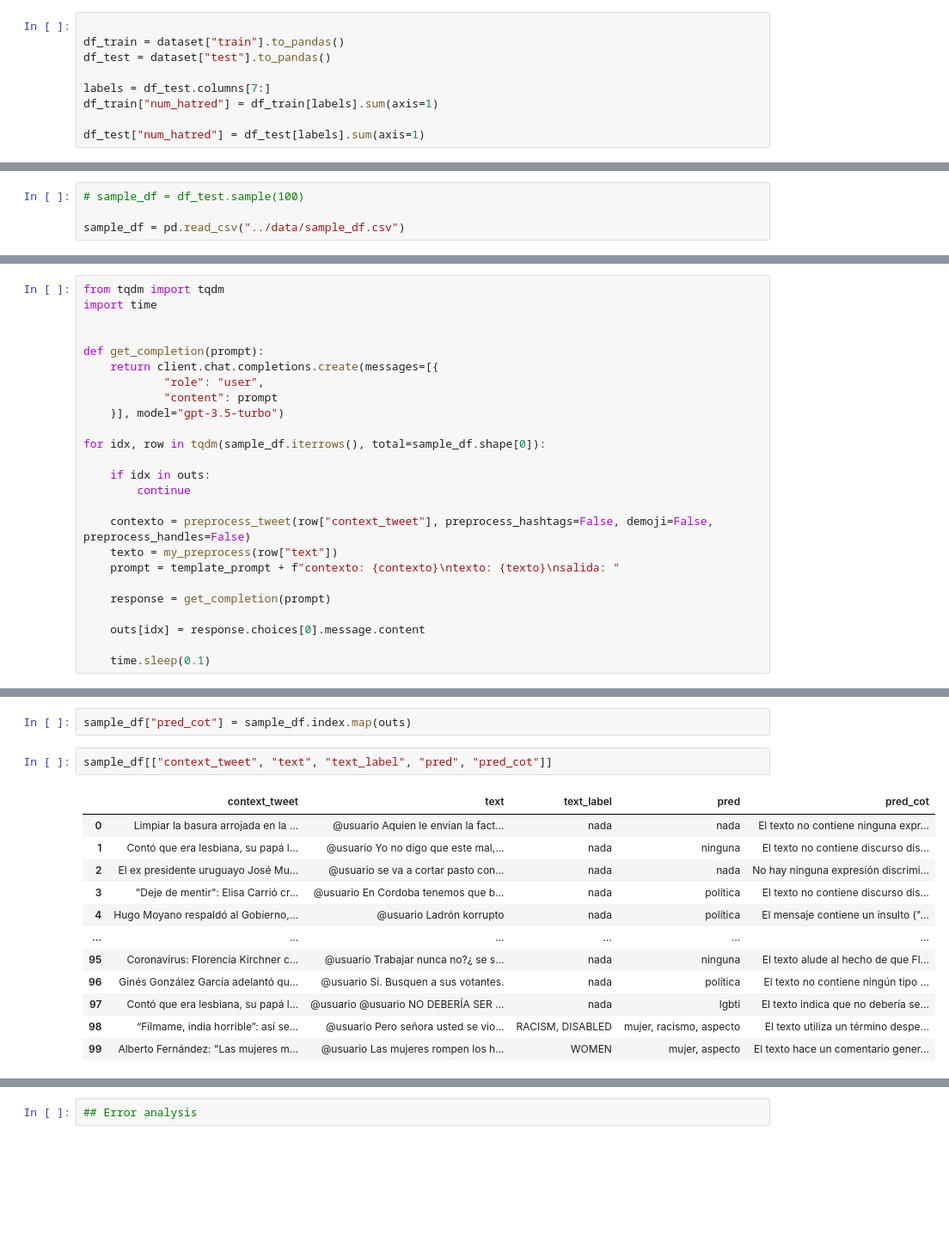
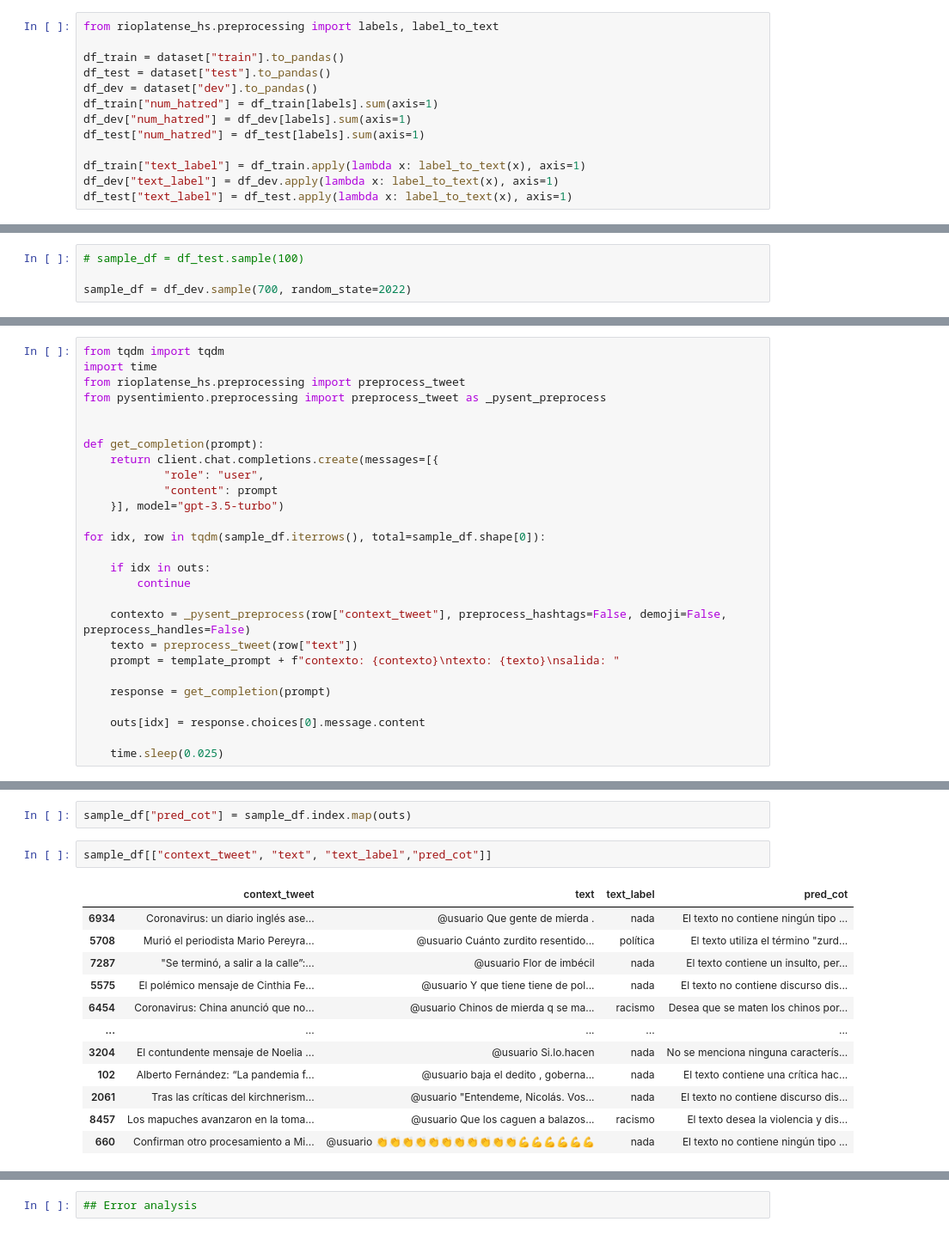
Before and after one commit to finiteautomata/rioplatense_hate_speech, a Jupyter notebook: notebooks/CoT-experiments.ipynb, the cells around one changed output, grey strips where cells are left out. Shown at 86% size. Saved outputs shown, nothing was run; the diff lists cells and outputs as text; blank space fills up the shorter version.

Commit message:
Dev sample

```diff
--- a/notebooks/CoT-experiments.ipynb
+++ b/notebooks/CoT-experiments.ipynb
@@ -48,12 +34,16 @@ dataset["train"][0]
 # %%
+from rioplatense_hs.preprocessing import labels, label_to_text
 
 df_train = dataset["train"].to_pandas()
 df_test = dataset["test"].to_pandas()
+df_dev = dataset["dev"].to_pandas()
+df_train["num_hatred"] = df_train[labels].sum(axis=1)
+df_dev["num_hatred"] = df_dev[labels].sum(axis=1)
+df_test["num_hatred"] = df_test[labels].sum(axis=1)
 
-labels = df_test.columns[7:]
-df_train["num_hatred"] = df_train[labels].sum(axis=1)
-
-df_test["num_hatred"] = df_test[labels].sum(axis=1)
+df_train["text_label"] = df_train.apply(lambda x: label_to_text(x), axis=1)
+df_dev["text_label"] = df_dev.apply(lambda x: label_to_text(x), axis=1)
+df_test["text_label"] = df_test.apply(lambda x: label_to_text(x), axis=1)
 # %%
 labels
 # %% [output]
@@ -178,4 +123,4 @@ df_test.shape
 # %%
 # sample_df = df_test.sample(100)
 
-sample_df = pd.read_csv("../data/sample_df.csv")
+sample_df = df_dev.sample(700, random_state=2022)
@@ -222,6 +155,8 @@ salida: El texto alude a que la mujer trans es un hombre. La respuesta final es
 # %%
 from tqdm import tqdm
 import time
+from rioplatense_hs.preprocessing import preprocess_tweet
+from pysentimiento.preprocessing import preprocess_tweet as _pysent_preprocess
 
 
 def get_completion(prompt):
@@ -235,15 +170,15 @@ for idx, row in tqdm(sample_df.iterrows(), total=sample_df.shape[0]):
     if idx in outs:
         continue
 
-    contexto = preprocess_tweet(row["context_tweet"], preprocess_hashtags=False, demoji=False, preprocess_handles=False)
-    texto = my_preprocess(row["text"])
+    contexto = _pysent_preprocess(row["context_tweet"], preprocess_hashtags=False, demoji=False, preprocess_handles=False)
+    texto = preprocess_tweet(row["text"])
     prompt = template_prompt + f"contexto: {contexto}\ntexto: {texto}\nsalida: "
 
     response = get_completion(prompt)
 
     outs[idx] = response.choices[0].message.content
 
-    time.sleep(0.1)
+    time.sleep(0.025)
 # %%
 import json
 
@@ -266,17 +201,17 @@ counter
 # %%
 sample_df["pred_cot"] = sample_df.index.map(outs)
 # %%
-sample_df[["context_tweet", "text", "text_label", "pred", "pred_cot"]]
+sample_df[["context_tweet", "text", "text_label","pred_cot"]]
 # %% [output]
-|  | context_tweet | text | text_label | pred | pred_cot |
-| 0 | Limpiar la basura arrojada en la ... | @usuario Aquien le envian la fact... | nada | nada | El texto no contiene ninguna expr... |
-| 1 | Contó que era lesbiana, su papá l... | @usuario Yo no digo que este mal,... | nada | ninguna | El texto no contiene discurso dis... |
-| 2 | El ex presidente uruguayo José Mu... | @usuario se va a cortar pasto con... | nada | nada | No hay ninguna expresión discrimi... |
-| 3 | "Deje de mentir": Elisa Carrió cr... | @usuario En Cordoba tenemos que b... | nada | política | El texto no contiene discurso dis... |
-| 4 | Hugo Moyano respaldó al Gobierno,... | @usuario Ladrón korrupto | nada | política | El mensaje contiene un insulto ("... |
-| ... | ... | ... | ... | ... | ... |
-| 95 | Coronavirus: Florencia Kirchner c... | @usuario Trabajar nunca no?¿ se s... | nada | ninguna | El texto alude al hecho de que Fl... |
-| 96 | Ginés González García adelantó qu... | @usuario Sí. Busquen a sus votantes. | nada | política | El texto no contiene ningún tipo ... |
-| 97 | Contó que era lesbiana, su papá l... | @usuario @usuario NO DEBERÍA SER ... | nada | lgbti | El texto indica que no debería se... |
-| 98 | “Fílmame, india horrible”: así se... | @usuario Pero señora usted se vio... | RACISM, DISABLED | mujer, racismo, aspecto | El texto utiliza un término despe... |
-| 99 | Alberto Fernández: "Las mujeres m... | @usuario Las mujeres rompen los h... | WOMEN | mujer, aspecto | El texto hace un comentario gener... |
+|  | context_tweet | text | text_label | pred_cot |
+| 6934 | Coronavirus: un diario inglés ase... | @usuario Que gente de mierda . | nada | El texto no contiene ningún tipo ... |
+| 5708 | Murió el periodista Mario Pereyra... | @usuario Cuánto zurdito resentido... | política | El texto utiliza el término "zurd... |
+| 7287 | "Se terminó, a salir a la calle”:... | @usuario Flor de imbécil | nada | El texto contiene un insulto, per... |
+| 5575 | El polémico mensaje de Cinthia Fe... | @usuario Y que tiene tiene de pol... | nada | El texto no contiene discurso dis... |
+| 6454 | Coronavirus: China anunció que no... | @usuario Chinos de mierda q se ma... | racismo | Desea que se maten los chinos por... |
+| ... | ... | ... | ... | ... |
+| 3204 | El contundente mensaje de Noelia ... | @usuario Si.lo.hacen | nada | No se menciona ninguna caracterís... |
+| 102 | Alberto Fernández: “La pandemia f... | @usuario baja el dedito , goberna... | nada | El texto contiene una crítica hac... |
+| 2061 | Tras las críticas del kirchnerism... | @usuario "Entendeme, Nicolás. Vos... | nada | El texto no contiene discurso dis... |
+| 8457 | Los mapuches avanzaron en la toma... | @usuario Que los caguen a balazos... | racismo | El texto desea la violencia y dis... |
+| 660 | Confirman otro procesamiento a Mi... | @usuario 👏👏👏👏👏👏👏👏👏👏👏💪💪💪💪💪💪 | nada | El texto no contiene ningún tipo ... |
```
Also changed, not shown: parts of 17 cells of this notebook, 2 other files.
